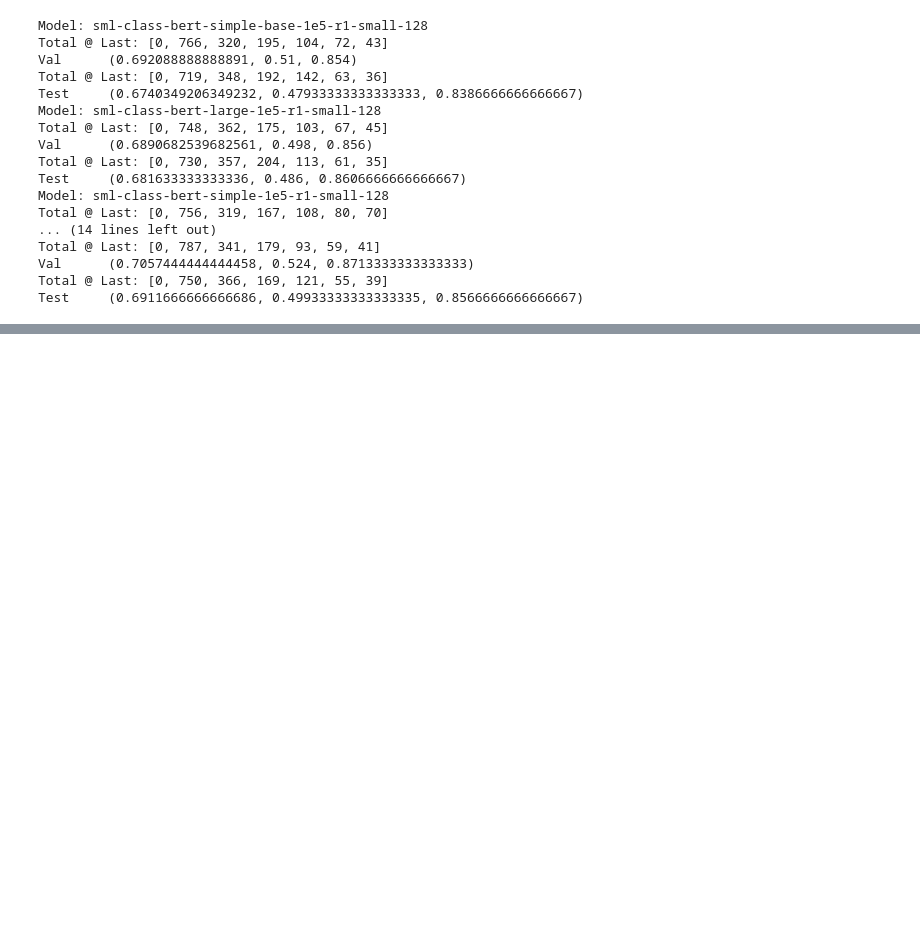
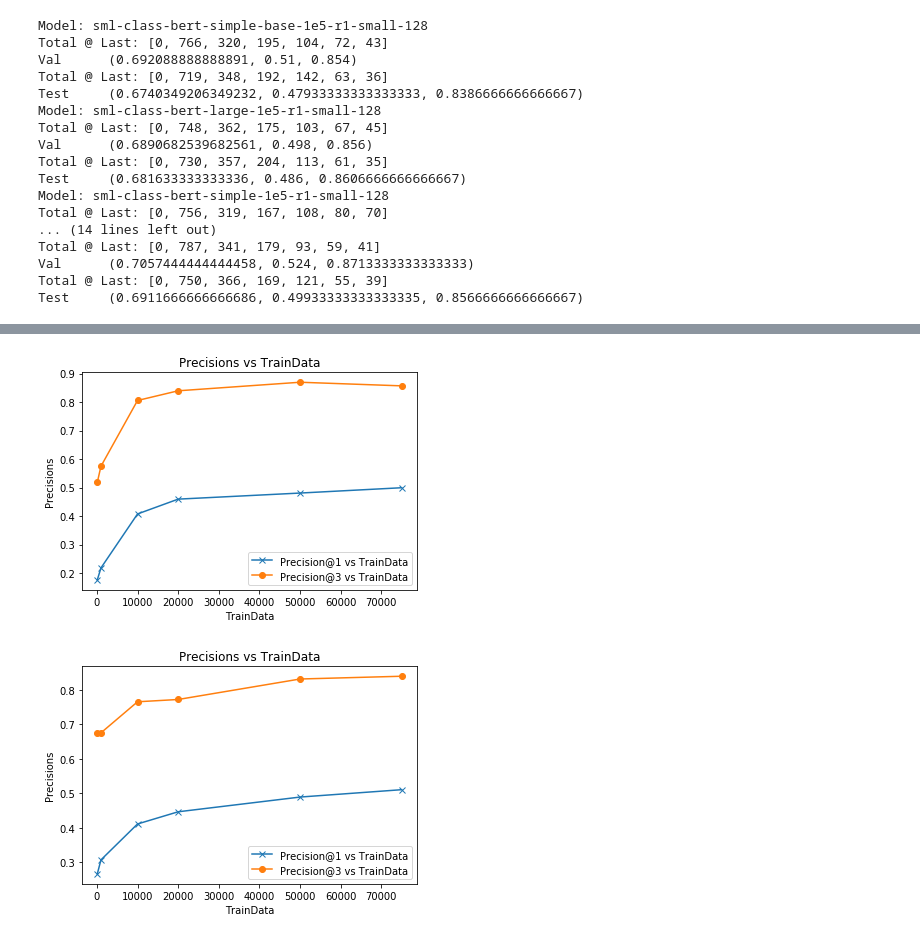
Before and after one commit to pratyay-banerjee/KnowledgeExtractionOBQA, a Jupyter notebook: neural-networks/BERT-metrics.ipynb, the cells around one changed output, grey strips where cells are left out. Cells and saved outputs as stored; diff of their text form; code cells hidden in the pictures; blank space fills up the shorter version.

```diff
--- a/neural-networks/BERT-metrics.ipynb
+++ b/neural-networks/BERT-metrics.ipynb
@@ -250,0 +291,6 @@ tensor([[1., 1., 1., 0., 0.],
+# %%
+precisionVisualization(train_samples,cnn_p1s,cnn_p3s)
+precisionVisualization(train_samples,simple_p1s,simple_p3s)
+# %% [output]
+[figure, added]
+[figure, added]
```
Also changed, not shown: parts of 19 cells of this notebook, 25 other files.
